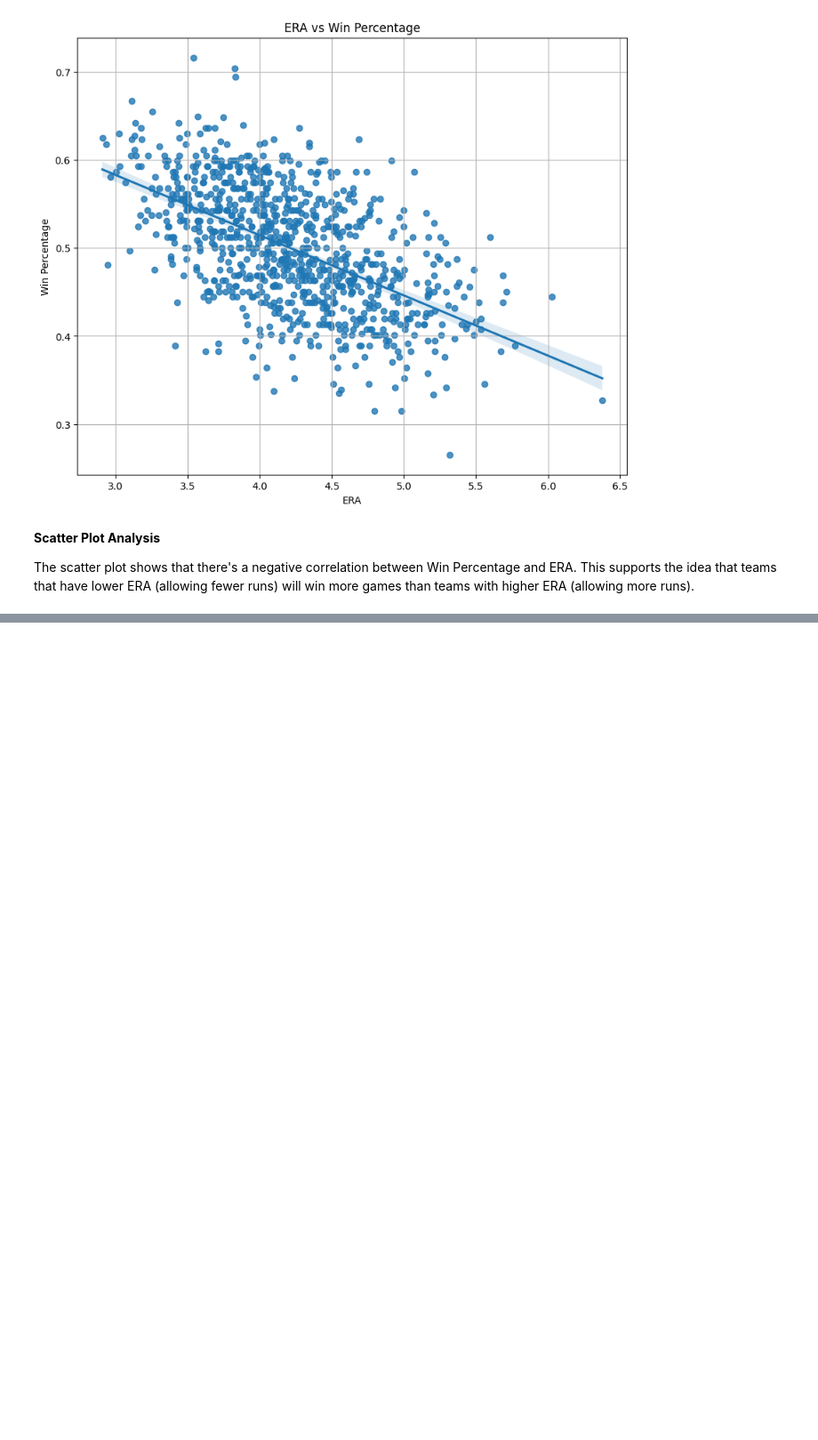
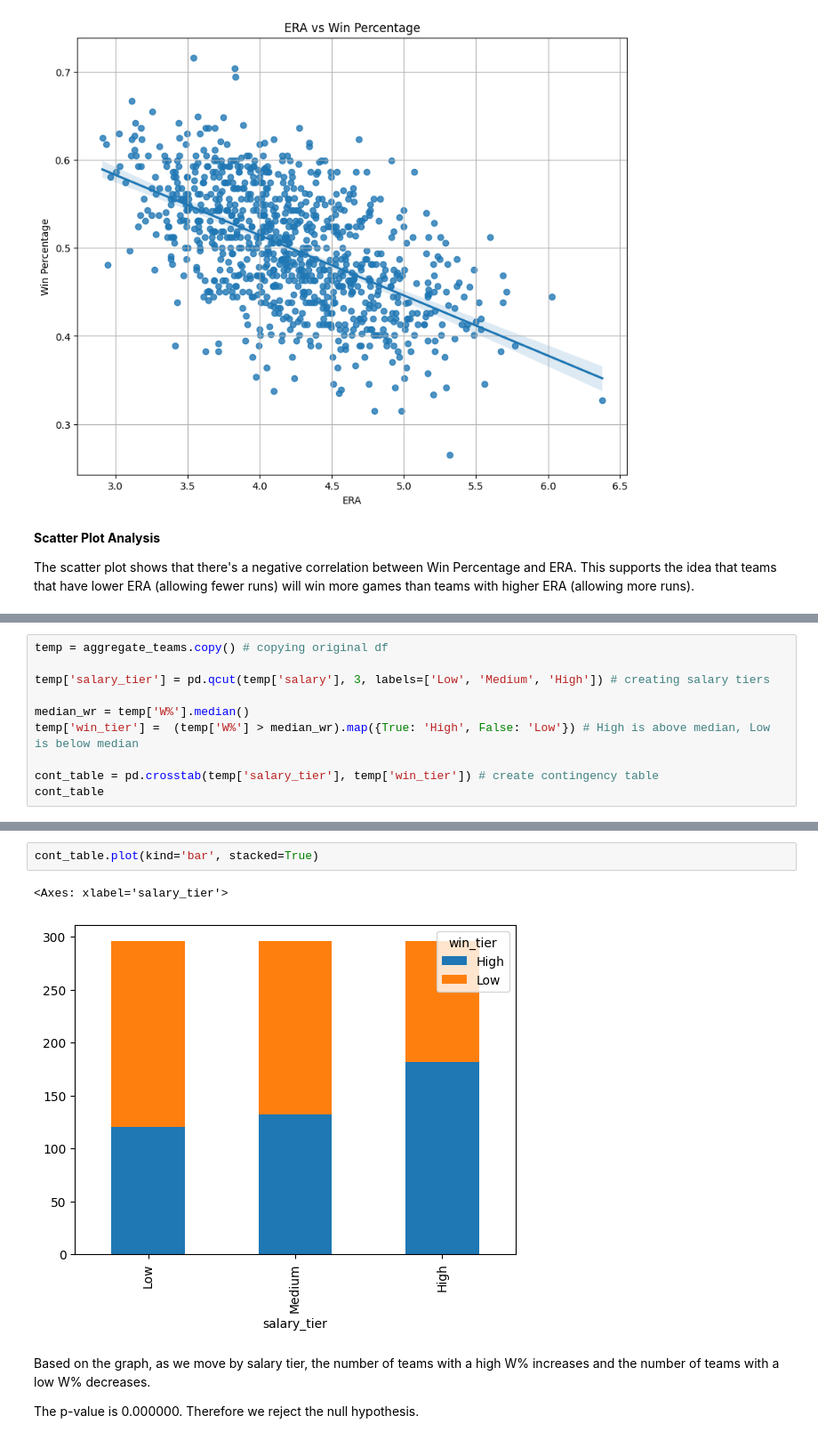
Before and after one commit to Charipi/CMSC320_Final, a Jupyter notebook: main.ipynb, the cells around one changed output, grey strips where cells are left out. Shown: that part at 89% size. Cells and saved outputs as stored; diff of their text form; blank space fills up the shorter version.

Commit message:
salary_winrate_chi2

```diff
--- a/main.ipynb
+++ b/main.ipynb
@@ -149,0 +156,10 @@ The scatter plot shows that there's a negative correlation between Win Percentag
+# %%
+temp = aggregate_teams.copy() # copying original df
+
+temp['salary_tier'] = pd.qcut(temp['salary'], 3, labels=['Low', 'Medium', 'High']) # creating salary tiers
+
+median_wr = temp['W%'].median()
+temp['win_tier'] =  (temp['W%'] > median_wr).map({True: 'High', False: 'Low'}) # High is above median, Low is below median
+
+cont_table = pd.crosstab(temp['salary_tier'], temp['win_tier']) # create contingency table
+cont_table
@@ -149,0 +182,9 @@ The scatter plot shows that there's a negative correlation between Win Percentag
+# %%
+cont_table.plot(kind='bar', stacked=True)
+# %% [output]
+<Axes: xlabel='salary_tier'>
+[figure, added]
+# %% [markdown]
+Based on the graph, as we move by salary tier, the number of teams with a high W% increases and the number of teams with a low W% decreases.
+
+The p-value is 0.000000. Therefore we reject the null hypothesis.
```
Also changed, not shown: parts of 3 cells of this notebook.
